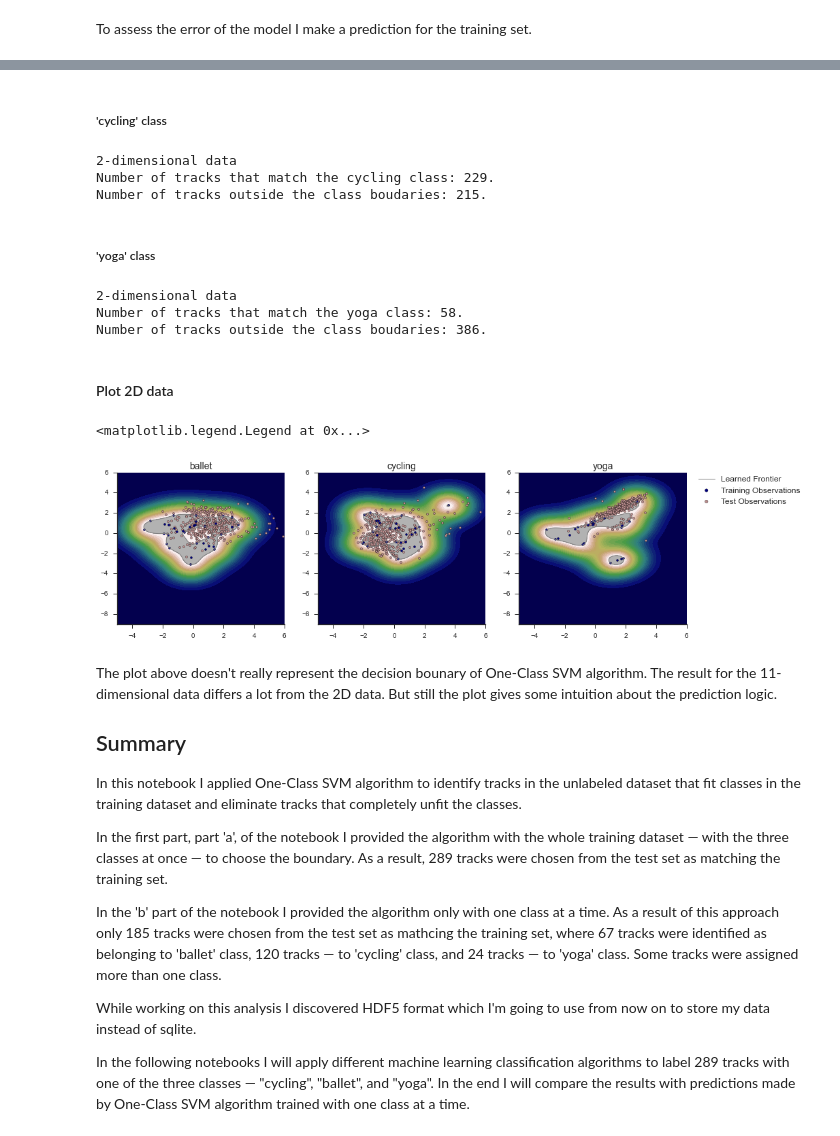
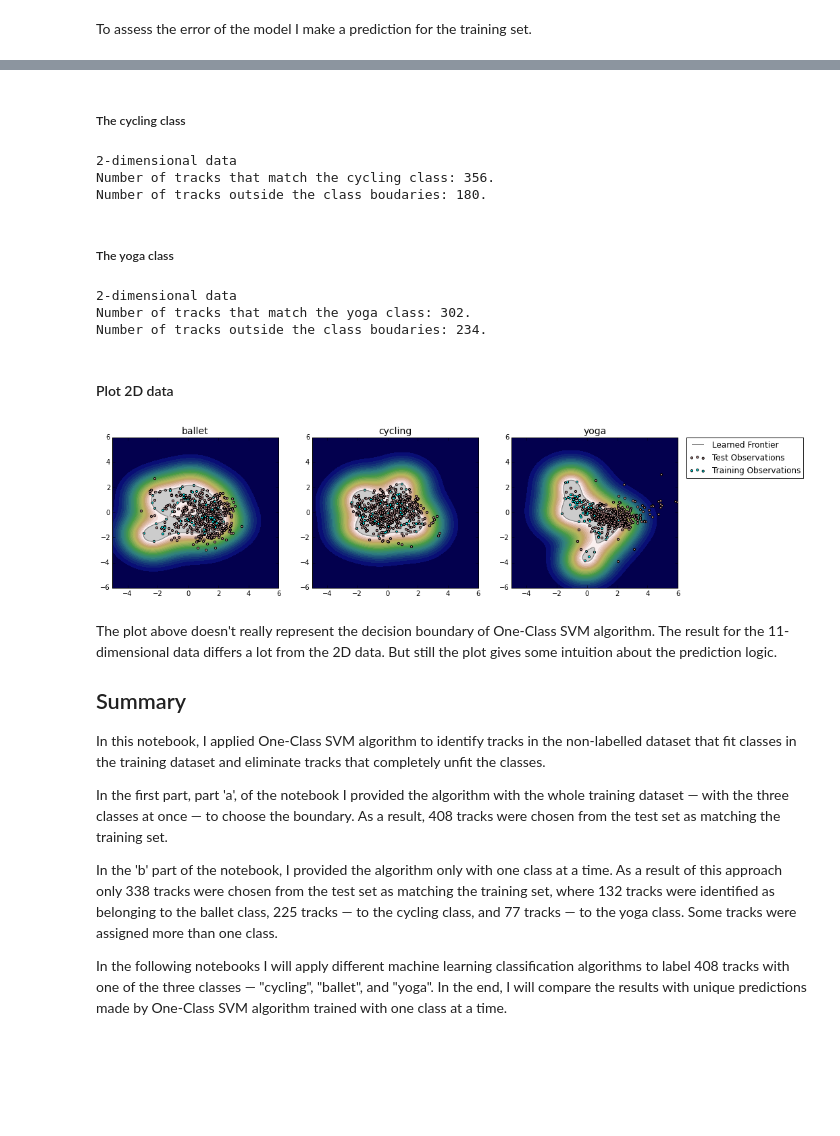
Before and after one commit to medennikova/itunes-music-analysis, a Jupyter notebook: 04_Novelty_detection.ipynb, the cells around one changed output, grey strips where cells are left out. Drawn from its saved outputs; the diff is of its cells as text; code cells hidden in the pictures; blank space fills up the shorter version.

Commit message:
edit links and copy

```diff
--- a/04_Novelty_detection.ipynb
+++ b/04_Novelty_detection.ipynb
@@ -256,5 +227,5 @@ In the following notebooks I will compare the result of this approach with ML cl
 # %%
 # make Numpy arrays for each class
-ballet = prs.convert_df_to_array(train_std_df[target == 0])
-cycling = prs.convert_df_to_array(train_std_df[target == 1])
-yoga = prs.convert_df_to_array(train_std_df[target == 2])
+ballet = train_std[target == 0]
+cycling = train_std[target == 1]
+yoga = train_std[target == 2]
@@ -392,7 +369,19 @@ I retrain PCA algorithm with every class separately because this way the algorit
+# %%
+def reduce_dimensions(train_data, test_data):
+    """Perform PCA to reduce the dimensionality
+    of both sets.
+    Returns 2D sets.
+    """
+    from sklearn.decomposition import PCA
+    pca = PCA(n_components=2).fit(train_data)
+    train_2d = pca.transform(train_data)
+    test_2d = pca.transform(test_data)
+
+    return train_2d, test_2d
 # %%
 # make 2D arrays for each class
-ballet_2d, test_ballet = prs.reduce_dimensions(ballet, test_std)
-cycling_2d, test_cycling = prs.reduce_dimensions(cycling, test_std)
-yoga_2d, test_yoga = prs.reduce_dimensions(yoga, test_std)
+ballet_2d, test_ballet_2d = reduce_dimensions(ballet, test_std)
+cycling_2d, test_cycling_2d = reduce_dimensions(cycling, test_std)
+yoga_2d, test_yoga_2d = reduce_dimensions(yoga, test_std)
 # %% [markdown]
 #### Predictions for 2D data
@@ -416,23 +405,23 @@ Number of tracks outside the class boudaries: 216.
 # %% [markdown]
-##### 'cycling' class
+##### The cycling class
 # %%
-# copy the model
-svm_model_cy = clone(svm_model)
+# clone the model
+svm_model_cycling = clone(svm_model)
 
 # train the model on a 2d data
-svm_model_cy.fit(cycling_2d)
+svm_model_cycling.fit(cycling_2d)
 
 # make prediction
-cycling_pred_2d = svm_model_cy.predict(test_cycling)
+cycling_pred_2d = svm_model_cycling.predict(test_cycling_2d)
 
 print "2-dimensional data"
 novelty_detection_summary(cycling_pred_2d, 'cycling')
 # %% [output]
 2-dimensional data
-Number of tracks that match the cycling class: 229.
-Number of tracks outside the class boudaries: 215.
+Number of tracks that match the cycling class: 356.
+Number of tracks outside the class boudaries: 180.
 # %% [markdown]
-##### 'yoga' class
+##### The yoga class
 # %%
 # copy the model
 svm_model_yoga = clone(svm_model)
@@ -441,44 +430,35 @@ svm_model_yoga = clone(svm_model)
 svm_model_yoga.fit(yoga_2d)
 
 # make prediction
-yoga_pred_2d = svm_model_yoga.predict(test_yoga)
+yoga_pred_2d = svm_model_yoga.predict(test_yoga_2d)
 
 print "2-dimensional data"
 novelty_detection_summary(yoga_pred_2d, 'yoga')
 # %% [output]
 2-dimensional data
-Number of tracks that match the yoga class: 58.
-Number of tracks outside the class boudaries: 386.
+Number of tracks that match the yoga class: 302.
+Number of tracks outside the class boudaries: 234.
 # %% [markdown]
 #### Plot 2D data
 # %%
 fig, (ax1, ax2, ax3) = plt.subplots(ncols=3, figsize=(15,4))
 
 for n,m,ax,d,t in zip(('ballet', 'cycling', 'yoga'), #class labels
-                        (svm_model_ballet, svm_model_cy, svm_model_yoga), #  model
+                        (svm_model_ballet, svm_model_cycling, svm_model_yoga), #  model
                         (ax1, ax2, ax3),
                         (ballet_2d, cycling_2d, yoga_2d), # class data
-                        (test_ballet, test_cycling, test_yoga)): # test data
+                        (test_ballet_2d, test_cycling_2d, test_yoga_2d)): # test data
     plot_oneclass_svm(m, d, t, n, ax)
-
-plt.legend([a.collections[0], b1, b2],
-               ["Learned Frontier", "Training Observations",
-                "Test Observations"], bbox_to_anchor=(1.05, 1), borderaxespad=0.,
-               loc=2,
-               prop=matplotlib.font_manager.FontProperties(size=12))
 # %% [output]
-<matplotlib.legend.Legend at 0x...>
-[figure, old version]
+[figure, new version]
 # %% [markdown]
-The plot above doesn't really represent the decision bounary of One-Class SVM algorithm. The result for the 11-dimensional data differs a lot from the 2D data. But still the plot gives some intuition about the prediction logic.
+The plot above doesn't really represent the decision boundary of One-Class SVM algorithm. The result for the 11-dimensional data differs a lot from the 2D data. But still the plot gives some intuition about the prediction logic.
 
 ## Summary
-In this notebook I applied One-Class SVM algorithm to identify tracks in the unlabeled dataset that fit classes in the training dataset and eliminate tracks that completely unfit the classes.
+In this notebook, I applied One-Class SVM algorithm to identify tracks in the non-labelled dataset that fit classes in the training dataset and eliminate tracks that completely unfit the classes.
 
-In the first part, part 'a', of the notebook I provided the algorithm with the whole training dataset — with the three classes at once — to choose the boundary. As a result, 289 tracks were chosen from the test set as matching the training set.
+In the first part, part 'a', of the notebook I provided the algorithm with the whole training dataset — with the three classes at once — to choose the boundary. As a result, 408 tracks were chosen from the test set as matching the training set.
 
-In the 'b' part of the notebook I provided the algorithm only with one class at a time. As a result of this approach only 185 tracks were chosen from the test set as mathcing the training set, where 67 tracks were identified as belonging to 'ballet' class, 120 tracks — to 'cycling' class, and 24 tracks — to 'yoga' class. Some tracks were assigned more than one class.
+In the 'b' part of the notebook, I provided the algorithm only with one class at a time. As a result of this approach only 338 tracks were chosen from the test set as matching the training set, where 132 tracks were identified as belonging to the ballet class, 225 tracks — to the cycling class, and 77 tracks — to the yoga class. Some tracks were assigned more than one class.
 
-While working on this analysis I discovered HDF5 format which I'm going to use from now on to store my data instead of sqlite.
-
-In the following notebooks I will apply different machine learning classification algorithms to label 289 tracks with one of the three classes — "cycling", "ballet", and "yoga". In the end I will compare the results with predictions made by One-Class SVM algorithm trained with one class at a time.
+In the following notebooks I will apply different machine learning classification algorithms to label 408 tracks with one of the three classes — "cycling", "ballet", and "yoga". In the end, I will compare the results with unique predictions made by One-Class SVM algorithm trained with one class at a time.
```
Also changed, not shown: parts of 51 cells of this notebook, 2 other files.
